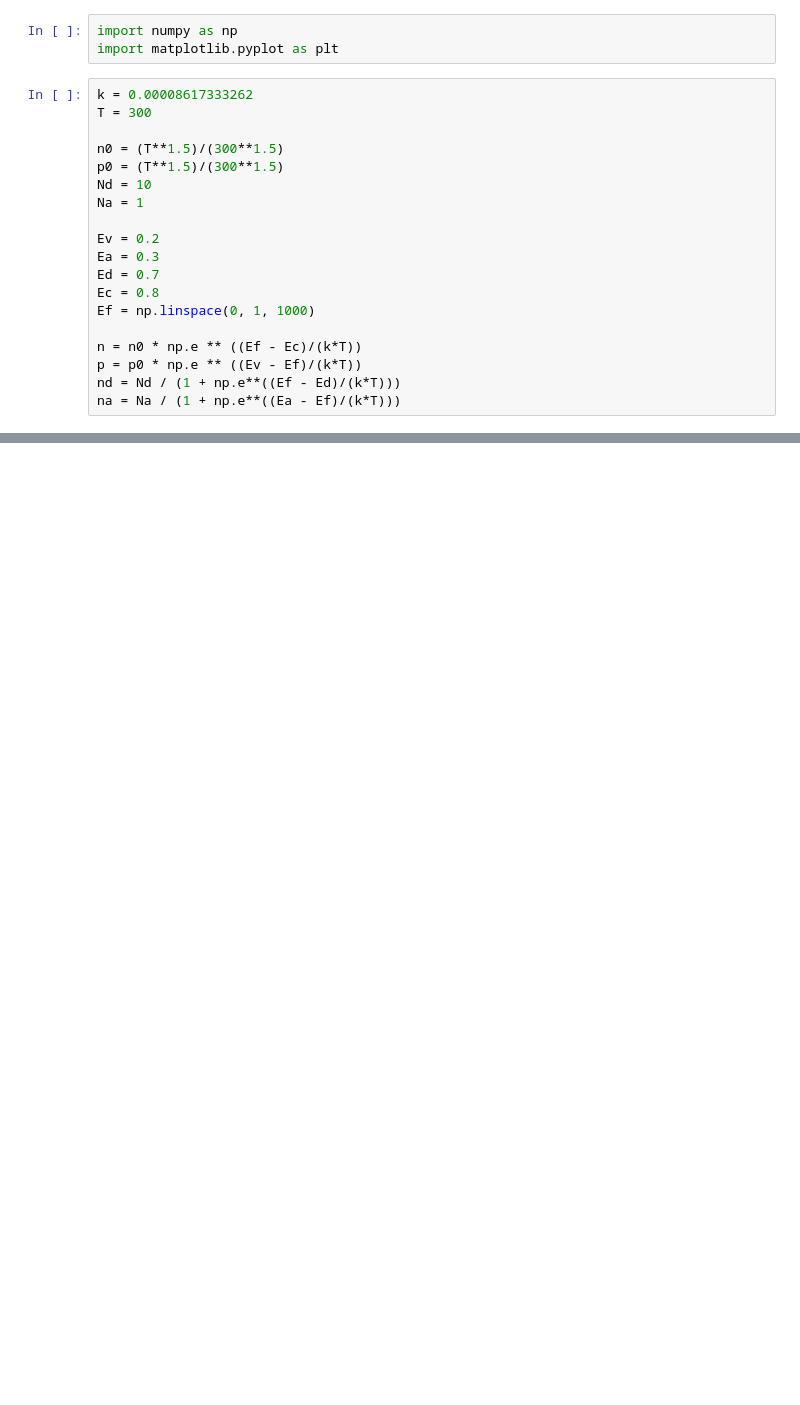
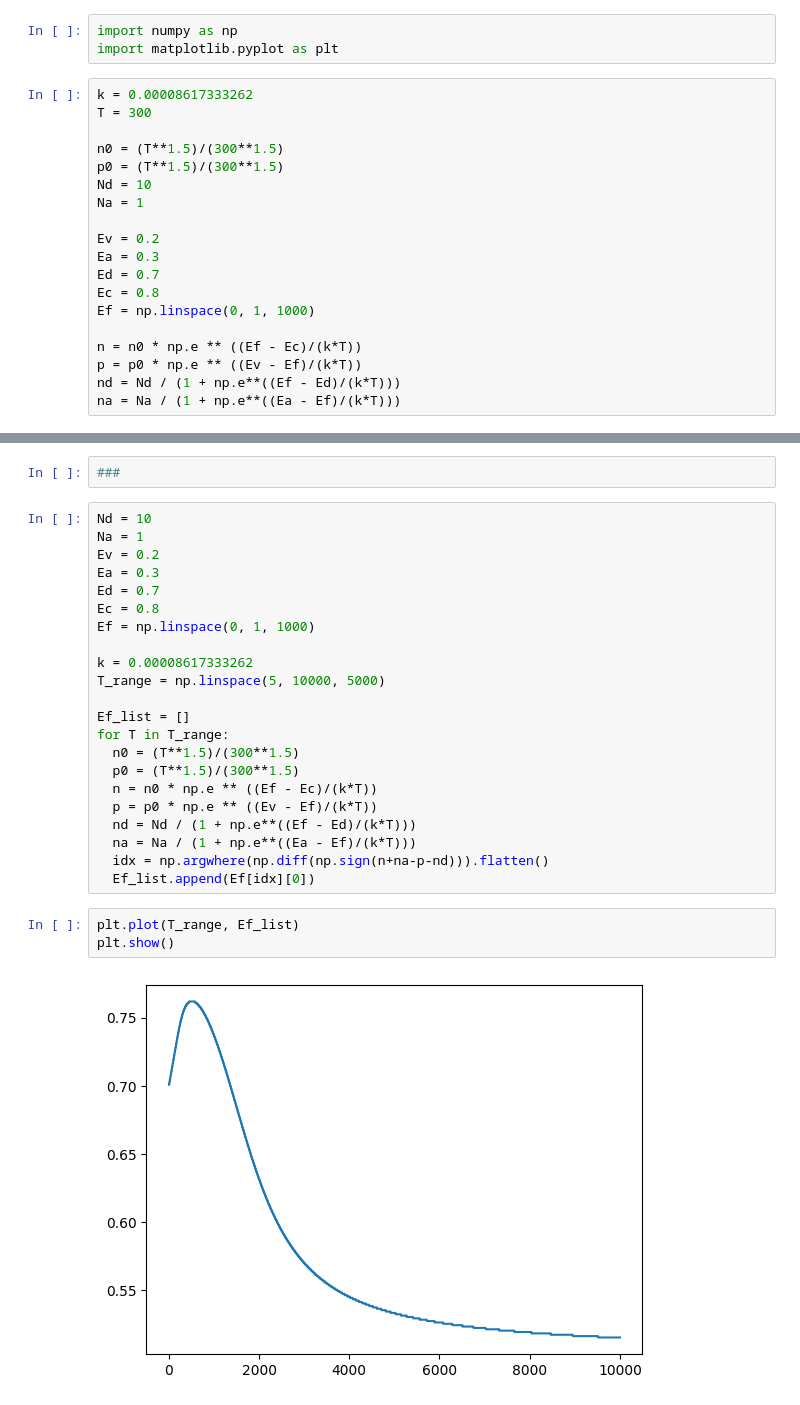
Before and after one commit to agustinsilva447/Fisica-de-los-Semiconductores, a Jupyter notebook: 7_extrinsic_equilibrium.ipynb, the cells around one changed output, grey strips where cells are left out. Drawn from its saved outputs; the diff is of its cells as text; blank space fills up the shorter version.

```diff
--- a/7_extrinsic_equilibrium.ipynb
+++ b/7_extrinsic_equilibrium.ipynb
@@ -40,0 +46,29 @@ plt.show()
+# %%
+###
+# %%
+Nd = 10
+Na = 1
+Ev = 0.2
+Ea = 0.3
+Ed = 0.7
+Ec = 0.8
+Ef = np.linspace(0, 1, 1000)
+
+k = 0.00008617333262
+T_range = np.linspace(5, 10000, 5000)
+
+Ef_list = []
+for T in T_range:
+  n0 = (T**1.5)/(300**1.5)
+  p0 = (T**1.5)/(300**1.5)
+  n = n0 * np.e ** ((Ef - Ec)/(k*T))
+  p = p0 * np.e ** ((Ev - Ef)/(k*T))
+  nd = Nd / (1 + np.e**((Ef - Ed)/(k*T)))
+  na = Na / (1 + np.e**((Ea - Ef)/(k*T)))
+  idx = np.argwhere(np.diff(np.sign(n+na-p-nd))).flatten()
+  Ef_list.append(Ef[idx][0])
+# %%
+plt.plot(T_range, Ef_list)
+plt.show()
+# %% [output]
+[figure, added]
```
Also changed, not shown: parts of 1 cell of this notebook.
